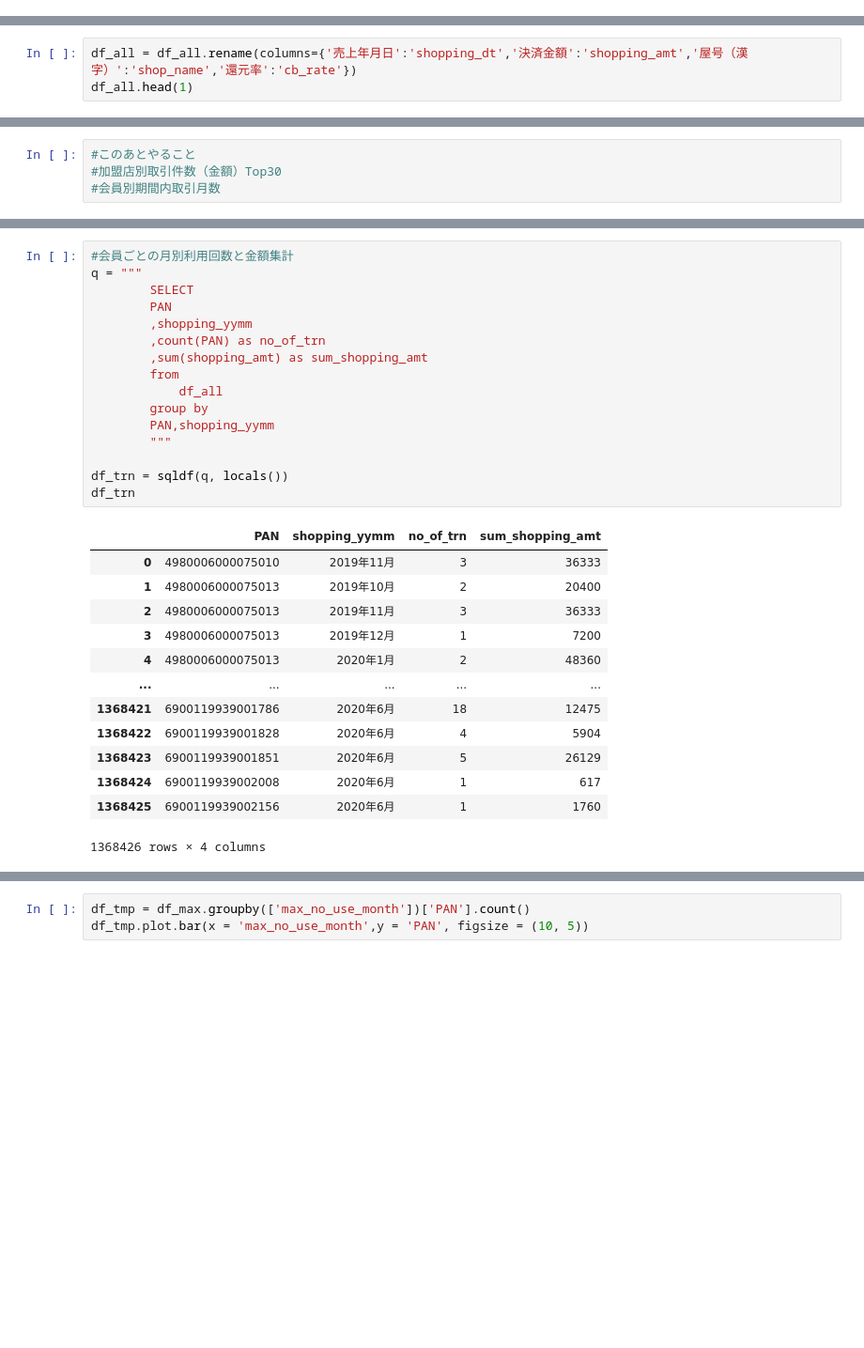
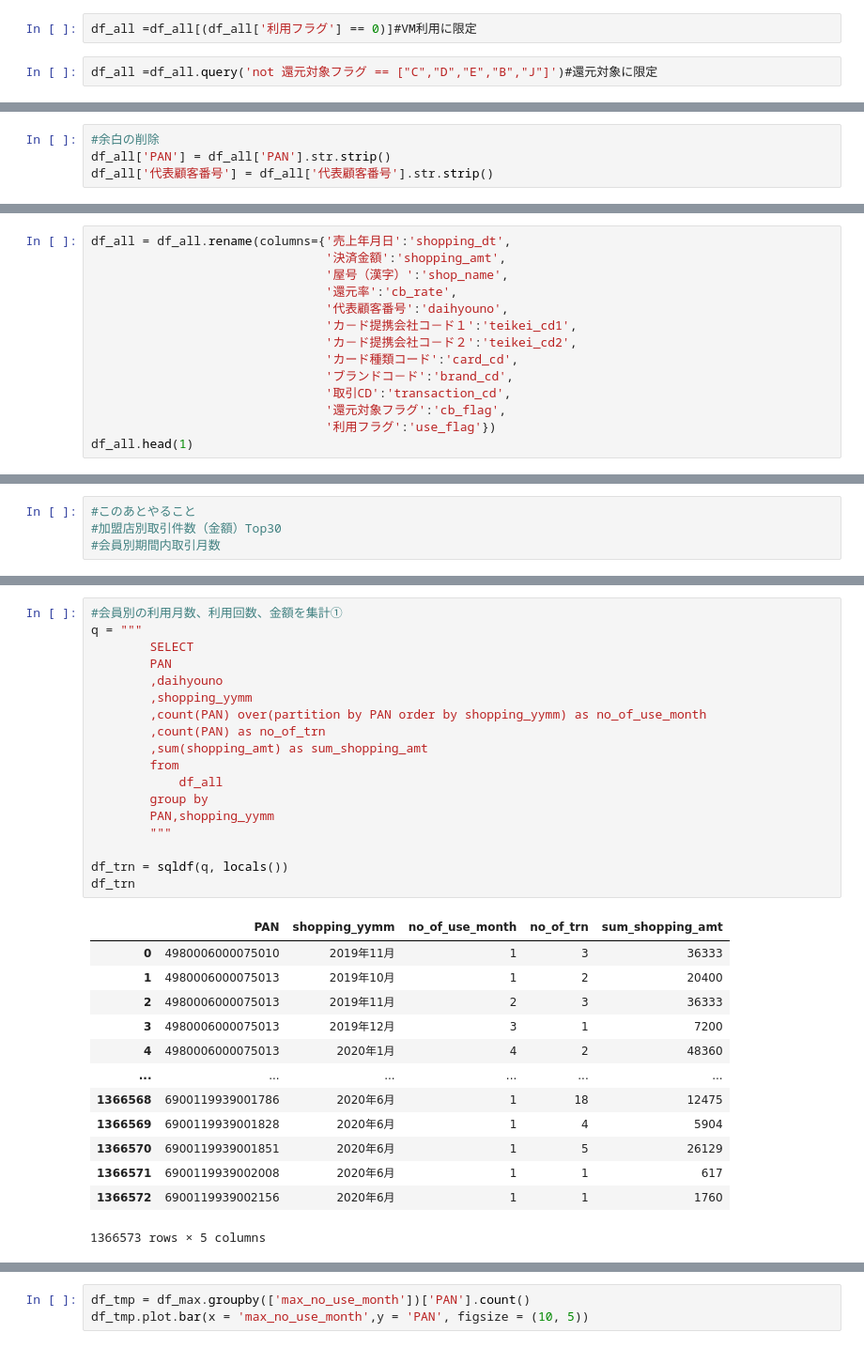
Before and after one commit to yakada/pandas_tutorial, a Jupyter notebook: data/消費者還元分析用データ作成.ipynb, the cells around one changed output, grey strips where cells are left out. Shown: that part at 94% size. Saved outputs shown, nothing was run; the diff lists cells and outputs as text; blank space fills up the shorter version.

```diff
--- a/data/消費者還元分析用データ作成.ipynb
+++ b/data/消費者還元分析用データ作成.ipynb
@@ -71,0 +123,4 @@ df_all
+# %%
+df_all =df_all[(df_all['利用フラグ'] == 0)]#VM利用に限定
+# %%
+df_all =df_all.query('not 還元対象フラグ == ["C","D","E","B","J"]')#還元対象に限定
@@ -71,0 +170,4 @@ df_all
+# %%
+#余白の削除
+df_all['PAN'] = df_all['PAN'].str.strip()
+df_all['代表顧客番号'] = df_all['代表顧客番号'].str.strip()
@@ -76,6 +187,17 @@ result = "no_of_use_months"
 result2 = "shoplist_ranking_by_trn"
 list_all = "統合リスト"
 # %%
-df_all = df_all.rename(columns={'売上年月日':'shopping_dt','決済金額':'shopping_amt','屋号（漢字）':'shop_name','還元率':'cb_rate'})
+df_all = df_all.rename(columns={'売上年月日':'shopping_dt',
+                                '決済金額':'shopping_amt',
+                                '屋号（漢字）':'shop_name',
+                                '還元率':'cb_rate',
+                                '代表顧客番号':'daihyouno',
+                                'カ－ド提携会社コ－ド１':'teikei_cd1',
+                                'カ－ド提携会社コ－ド２':'teikei_cd2',
+                                'カード種類コード':'card_cd',
+                                'ブランドコ－ド':'brand_cd',
+                                '取引CD':'transaction_cd',
+                                '還元対象フラグ':'cb_flag',
+                                '利用フラグ':'use_flag'})
 df_all.head(1)
 # %% [output]
@@ -200,32 +470,34 @@ shopping_day               int64
 shopping_yymm             object
 dtype: object
 # %%
-#会員ごとの月別利用回数と金額集計
+#会員別の利用月数、利用回数、金額を集計①
 q = """
         SELECT
         PAN
+        ,daihyouno
         ,shopping_yymm
+        ,count(PAN) over(partition by PAN order by shopping_yymm) as no_of_use_month
         ,count(PAN) as no_of_trn
         ,sum(shopping_amt) as sum_shopping_amt
         from
             df_all
         group by
         PAN,shopping_yymm
         """
 
 df_trn = sqldf(q, locals())
 df_trn
 # %% [output]
-|  | PAN | shopping_yymm | no_of_trn | sum_shopping_amt |
-| 0 | 4980006000075010 | 2019年11月 | 3 | 36333 |
-| 1 | 4980006000075013 | 2019年10月 | 2 | 20400 |
-| 2 | 4980006000075013 | 2019年11月 | 3 | 36333 |
-| 3 | 4980006000075013 | 2019年12月 | 1 | 7200 |
-| 4 | 4980006000075013 | 2020年1月 | 2 | 48360 |
-| ... | ... | ... | ... | ... |
-| 1368421 | 6900119939001786 | 2020年6月 | 18 | 12475 |
-| 1368422 | 6900119939001828 | 2020年6月 | 4 | 5904 |
-| 1368423 | 6900119939001851 | 2020年6月 | 5 | 26129 |
-| 1368424 | 6900119939002008 | 2020年6月 | 1 | 617 |
-| 1368425 | 6900119939002156 | 2020年6月 | 1 | 1760 |
+|  | PAN | shopping_yymm | no_of_use_month | no_of_trn | sum_shopping_amt |
+| 0 | 4980006000075010 | 2019年11月 | 1 | 3 | 36333 |
+| 1 | 4980006000075013 | 2019年10月 | 1 | 2 | 20400 |
+| 2 | 4980006000075013 | 2019年11月 | 2 | 3 | 36333 |
+| 3 | 4980006000075013 | 2019年12月 | 3 | 1 | 7200 |
+| 4 | 4980006000075013 | 2020年1月 | 4 | 2 | 48360 |
+| ... | ... | ... | ... | ... | ... |
+| 1366568 | 6900119939001786 | 2020年6月 | 1 | 18 | 12475 |
+| 1366569 | 6900119939001828 | 2020年6月 | 1 | 4 | 5904 |
+| 1366570 | 6900119939001851 | 2020年6月 | 1 | 5 | 26129 |
+| 1366571 | 6900119939002008 | 2020年6月 | 1 | 1 | 617 |
+| 1366572 | 6900119939002156 | 2020年6月 | 1 | 1 | 1760 |
-1368426 rows × 4 columns
+1366573 rows × 5 columns
```
Also changed, not shown: parts of 70 cells of this notebook, 5 other files.
